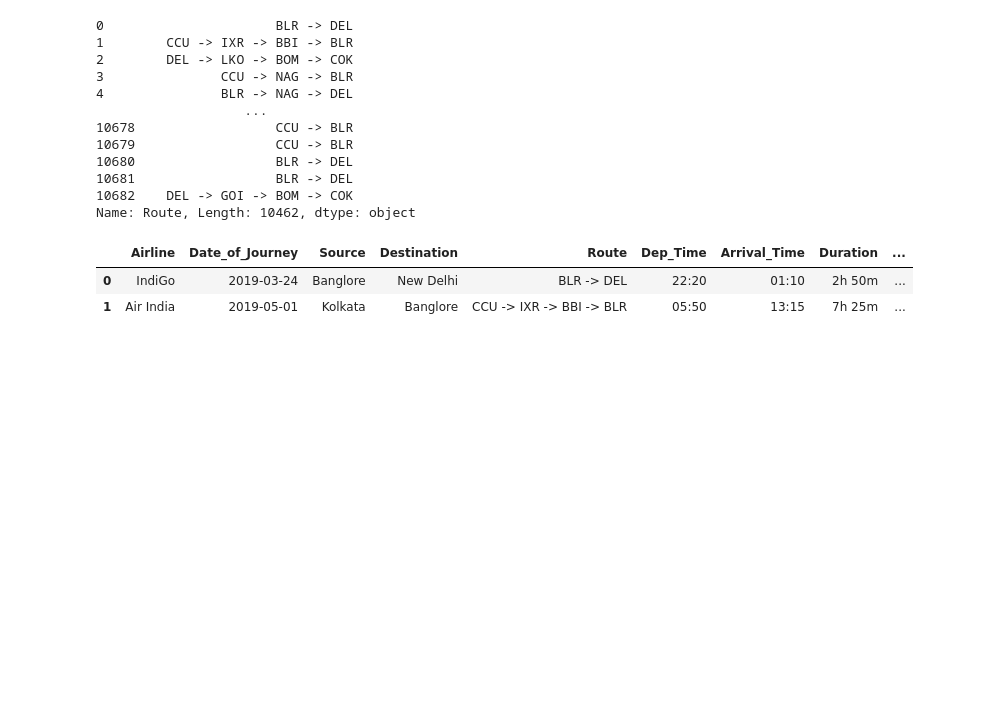
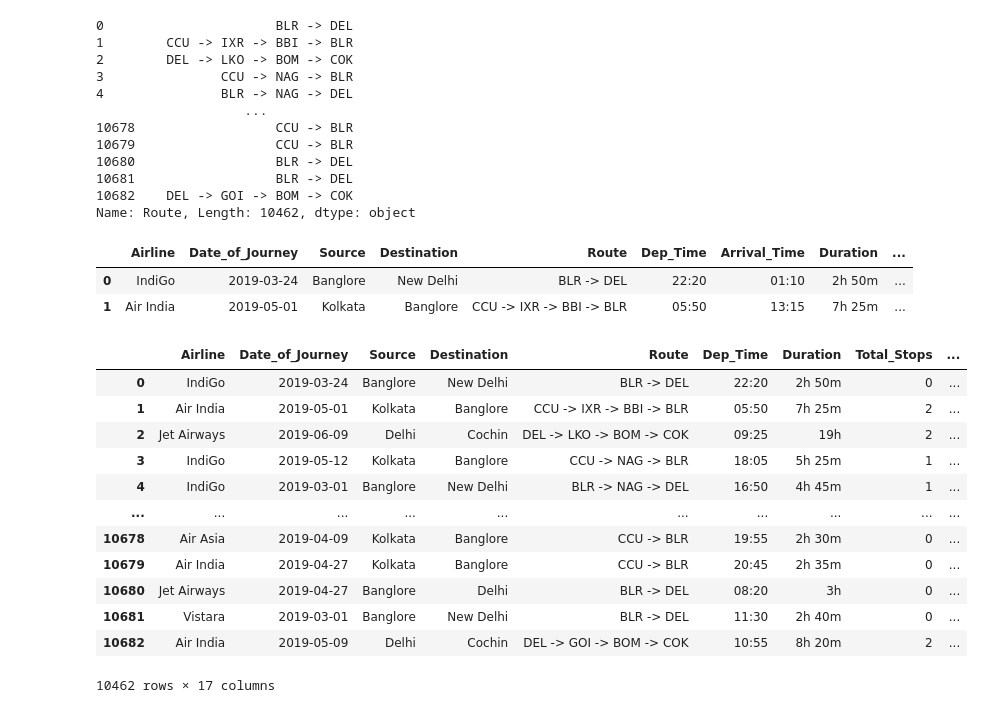
Before and after one commit to Narendra-bot07/COE, a Jupyter notebook: FeatureEngineering.ipynb, the cells around one changed output. Cells and saved outputs as stored; diff of their text form; code cells hidden in the pictures; blank space fills up the shorter version.

```diff
--- a/FeatureEngineering.ipynb
+++ b/FeatureEngineering.ipynb
@@ -430,3 +430,21 @@ df.drop('Arrival_Time',axis=1,inplace=True)
 df['Departure_hour']=df['Dep_Time'].str.split(':').str[0].astype(int)
 # %%
 df['Departure_minute']=df['Dep_Time'].str.split(':').str[1].astype(int)
+# %%
+df['Total_Stops'] = df['Total_Stops'].map({'non-stop':0,'2 stops':2,'1 stop':1,'3 stops':3,'4 stops':4})
+# %%
+df
+# %% [output]
+|  | Airline | Date_of_Journey | Source | Destination | Route | Dep_Time | Duration | Total_Stops | ... |
+| 0 | IndiGo | 2019-03-24 | Banglore | New Delhi | BLR -> DEL | 22:20 | 2h 50m | 0 | ... |
+| 1 | Air India | 2019-05-01 | Kolkata | Banglore | CCU -> IXR -> BBI -> BLR | 05:50 | 7h 25m | 2 | ... |
+| 2 | Jet Airways | 2019-06-09 | Delhi | Cochin | DEL -> LKO -> BOM -> COK | 09:25 | 19h | 2 | ... |
+| 3 | IndiGo | 2019-05-12 | Kolkata | Banglore | CCU -> NAG -> BLR | 18:05 | 5h 25m | 1 | ... |
+| 4 | IndiGo | 2019-03-01 | Banglore | New Delhi | BLR -> NAG -> DEL | 16:50 | 4h 45m | 1 | ... |
+| ... | ... | ... | ... | ... | ... | ... | ... | ... | ... |
+| 10678 | Air Asia | 2019-04-09 | Kolkata | Banglore | CCU -> BLR | 19:55 | 2h 30m | 0 | ... |
+| 10679 | Air India | 2019-04-27 | Kolkata | Banglore | CCU -> BLR | 20:45 | 2h 35m | 0 | ... |
+| 10680 | Jet Airways | 2019-04-27 | Banglore | Delhi | BLR -> DEL | 08:20 | 3h | 0 | ... |
+| 10681 | Vistara | 2019-03-01 | Banglore | New Delhi | BLR -> DEL | 11:30 | 2h 40m | 0 | ... |
+| 10682 | Air India | 2019-05-09 | Delhi | Cochin | DEL -> GOI -> BOM -> COK | 10:55 | 8h 20m | 2 | ... |
+10462 rows × 17 columns
```
